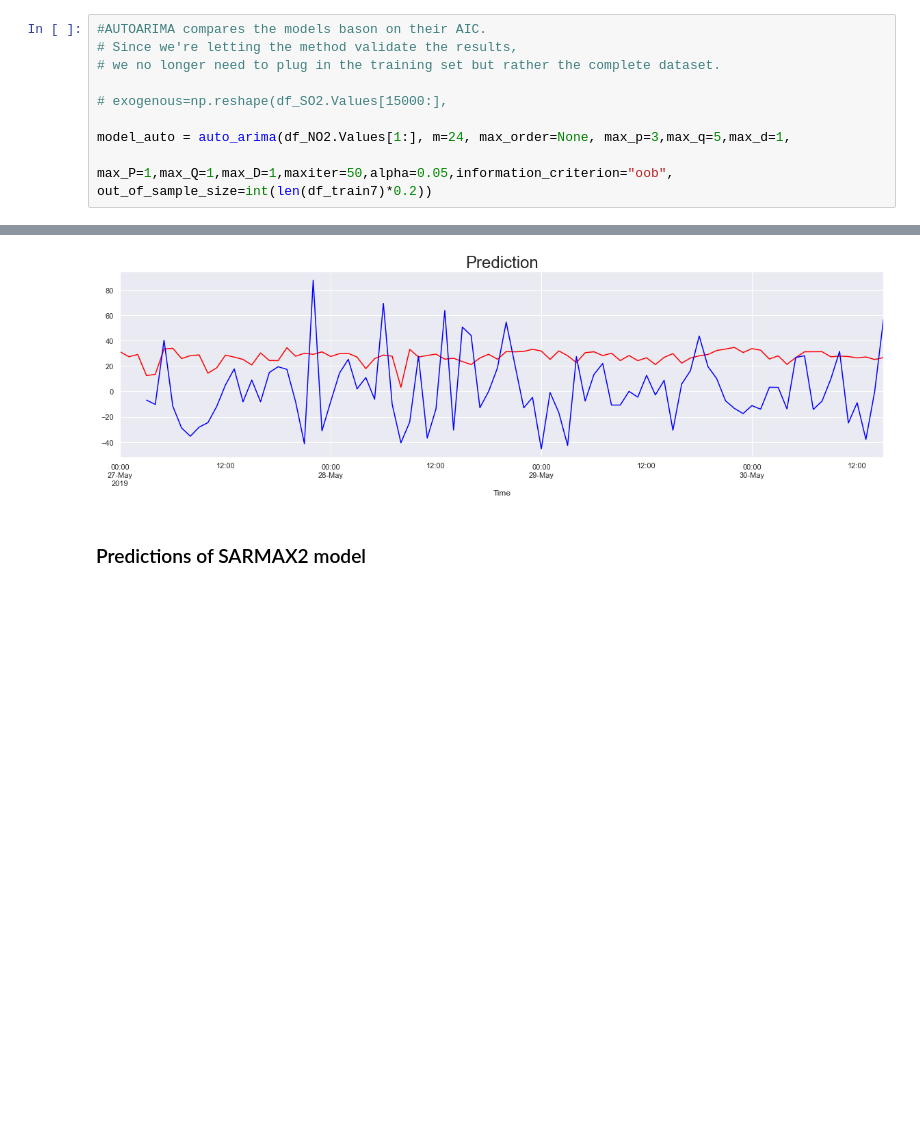
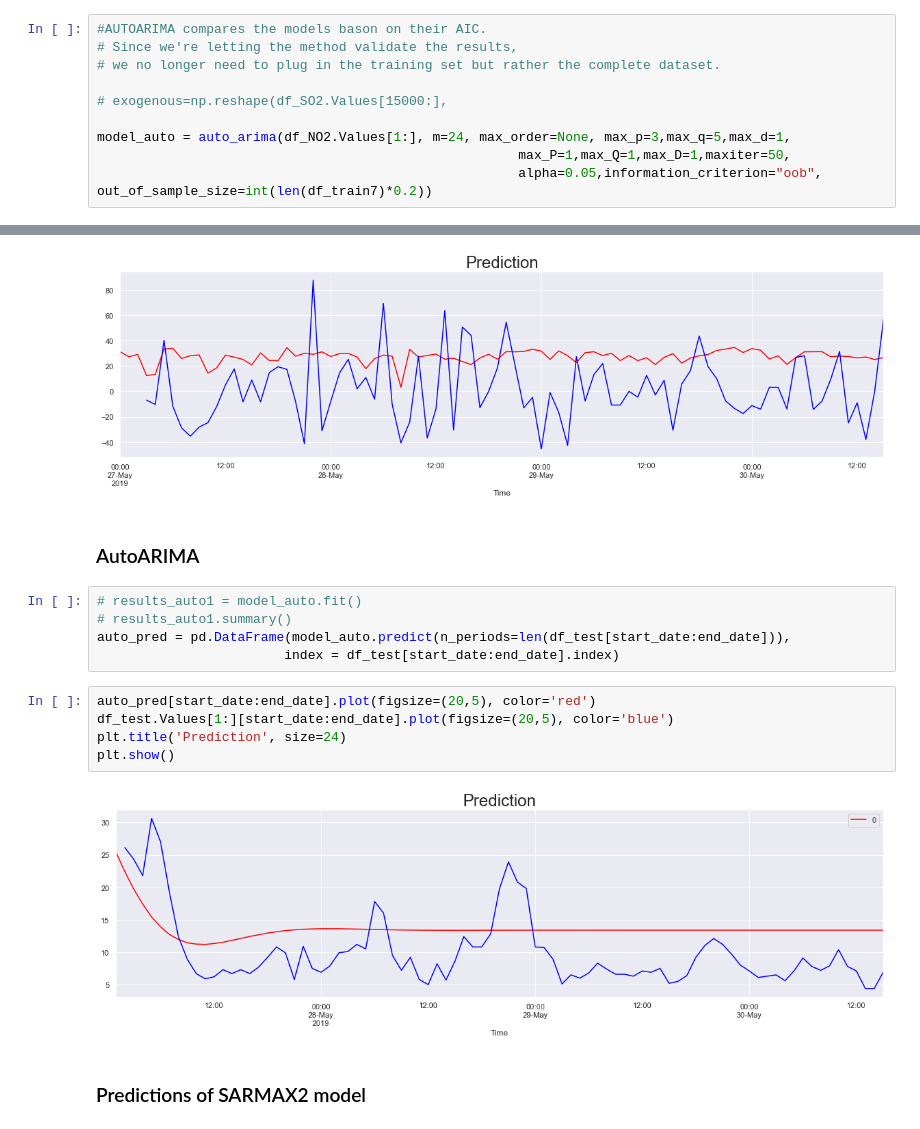
Before and after one commit to DamianKrupa/AirPollutionPoland_timeseries_analysis, a Jupyter notebook: 1 - AirPollutionPoland_time_series_analysis.ipynb, the cells around one changed output, grey strips where cells are left out. Saved outputs shown, nothing was run; the diff lists cells and outputs as text; blank space fills up the shorter version.

```diff
--- a/1 - AirPollutionPoland_time_series_analysis.ipynb
+++ b/1 - AirPollutionPoland_time_series_analysis.ipynb
@@ -2525,7 +2521,8 @@ pandas.core.series.Series
 # exogenous=np.reshape(df_SO2.Values[15000:],
 
 model_auto = auto_arima(df_NO2.Values[1:], m=24, max_order=None, max_p=3,max_q=5,max_d=1,
-                                                      max_P=1,max_Q=1,max_D=1,maxiter=50,alpha=0.05,information_criterion="oob", out_of_sample_size=int(len(df_train7)*0.2))
+                                                      max_P=1,max_Q=1,max_D=1,maxiter=50,
+                                                      alpha=0.05,information_criterion="oob", out_of_sample_size=int(len(df_train7)*0.2))
 # %%
 model_auto
 # %% [output]
@@ -2842,6 +2823,20 @@ plt.title('Prediction', size=24)
 plt.show()
 # %% [output]
 [figure]
+# %% [markdown]
+### AutoARIMA
+# %%
+# results_auto1 = model_auto.fit()
+# results_auto1.summary()
+auto_pred = pd.DataFrame(model_auto.predict(n_periods=len(df_test[start_date:end_date])),
+                        index = df_test[start_date:end_date].index)
+# %%
+auto_pred[start_date:end_date].plot(figsize=(20,5), color='red')
+df_test.Values[1:][start_date:end_date].plot(figsize=(20,5), color='blue')
+plt.title('Prediction', size=24)
+plt.show()
+# %% [output]
+[figure, added]
 # %% [markdown]
 ### Predictions of SARMAX2 model
 # %%
```
Also changed, not shown: parts of 6 cells of this notebook.
